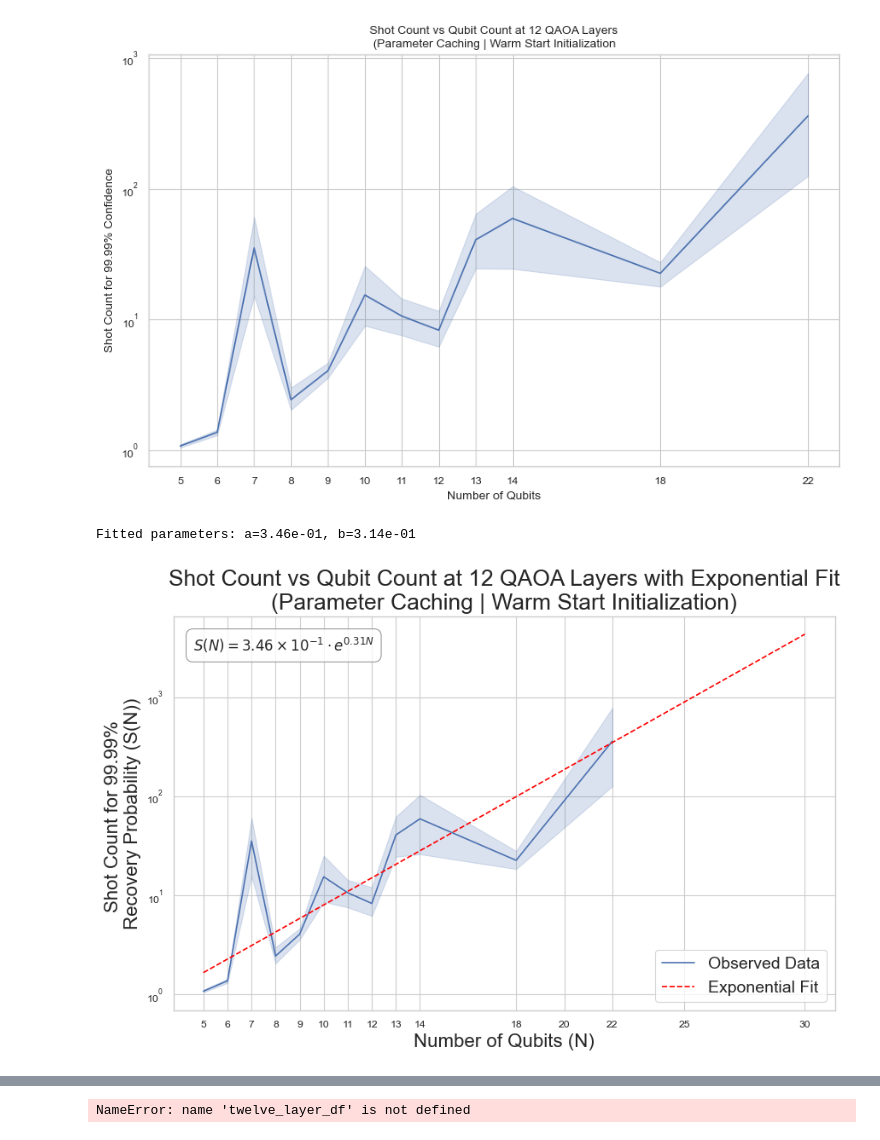
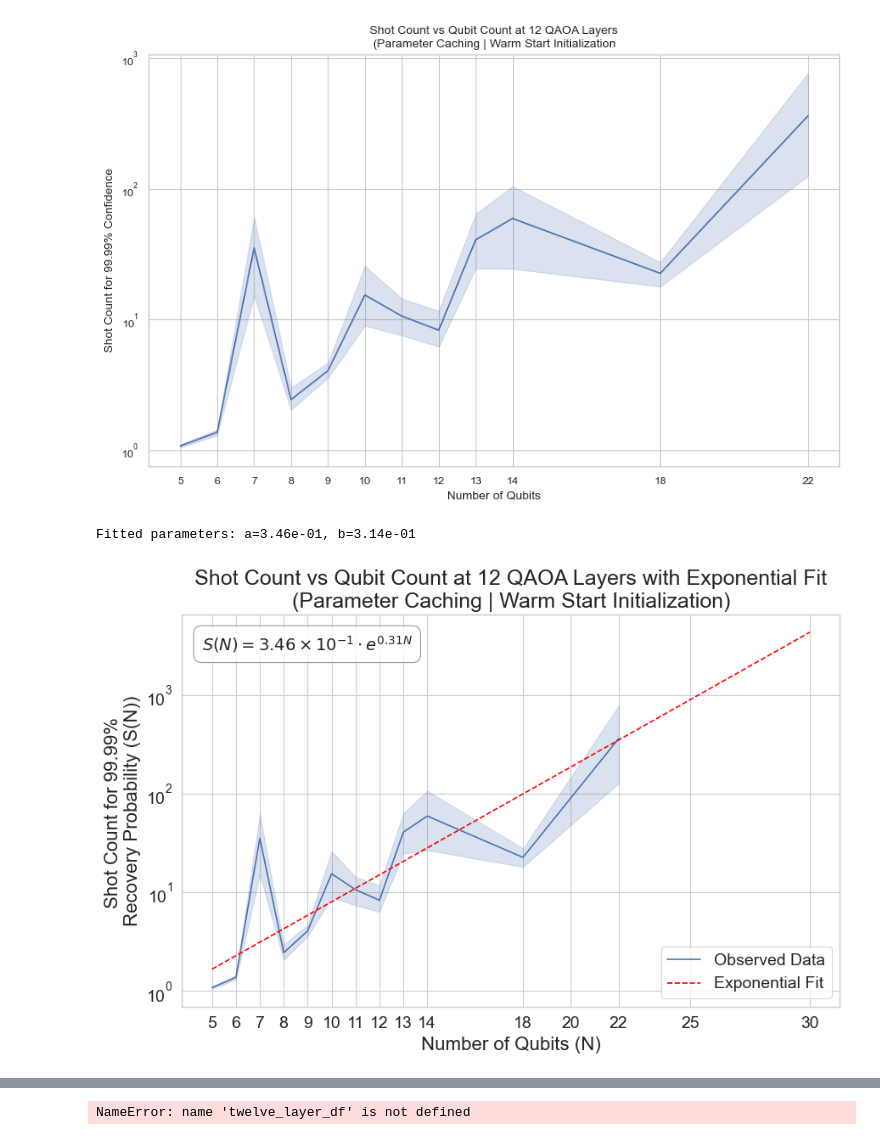
Before and after one commit to sebi-stewart/qml-protein-folding, a Jupyter notebook: plotting_colab_runs.ipynb, the cells around one changed output, grey strips where cells are left out. Drawn from its saved outputs; the diff is of its cells as text; code cells hidden in the pictures.

```diff
--- a/plotting_colab_runs.ipynb
+++ b/plotting_colab_runs.ipynb
@@ -355,33 +342,34 @@ sns.lineplot(data=twelve_layer_df,
 ax.plot(x_extrapolate, y_extrapolate, label='Exponential Fit', linestyle='--', color='red')
 
 a_str = f"{a:.2e}"
 
 # 2. Split it into the base number and the exponent
 base, exponent = a_str.split('e')
 
 # 3. Create a LaTeX formatted string (int(exponent) removes the leading zero)
 a_latex = f"{base} \\times 10^{{{int(exponent)}}}"
 
 # 4. Insert the clean scientific notation into the final equation
 equation_text = f"$S(N) = {a_latex} \\cdot e^{{{b:.2f}N}}$"
 # Place the text box in the upper left corner
-ax.text(0.03, 0.95, equation_text, transform=ax.transAxes, fontsize=12,
+ax.text(0.03, 0.95, equation_text, transform=ax.transAxes, fontsize=14,
         verticalalignment='top',
         bbox=dict(boxstyle='round,pad=0.5', facecolor='white', alpha=0.8, edgecolor='gray'))
 
 ax.set_title("Shot Count vs Qubit Count at 12 QAOA Layers with Exponential Fit\n(Parameter Caching | Warm Start Initialization)", fontsize=18)
 ax.set_xlabel("Number of Qubits (N)", fontsize=16)
 ax.set_ylabel("Shot Count for 99.99% \nRecovery Probability (S(N))", fontsize=16)
 ax.set_yscale('log')
 
 xticks = sorted(twelve_layer_df['num_qubits'].unique())
 xticks.extend([20, 25, 30])
 ax.set_xticks(sorted(xticks))
 
 ax.legend(fontsize=14)
+ax.tick_params(axis="both", labelsize=14)
 
-plt.savefig(f"plots/combined_local_colab_shots_by_qubits_at_last_layer_with_fit.svg", dpi=300, bbox_inches='tight')
+plt.savefig(f"../Publication/plots/combined_local_colab_shots_by_qubits_at_last_layer_with_fit.svg", dpi=300, bbox_inches='tight')
 plt.show()
 # %% [output]
 Fitted parameters: a=3.46e-01, b=3.14e-01
-[figure, old version]
+[figure, new version]
```
Also changed, not shown: parts of 4 cells of this notebook, 1 other file.
